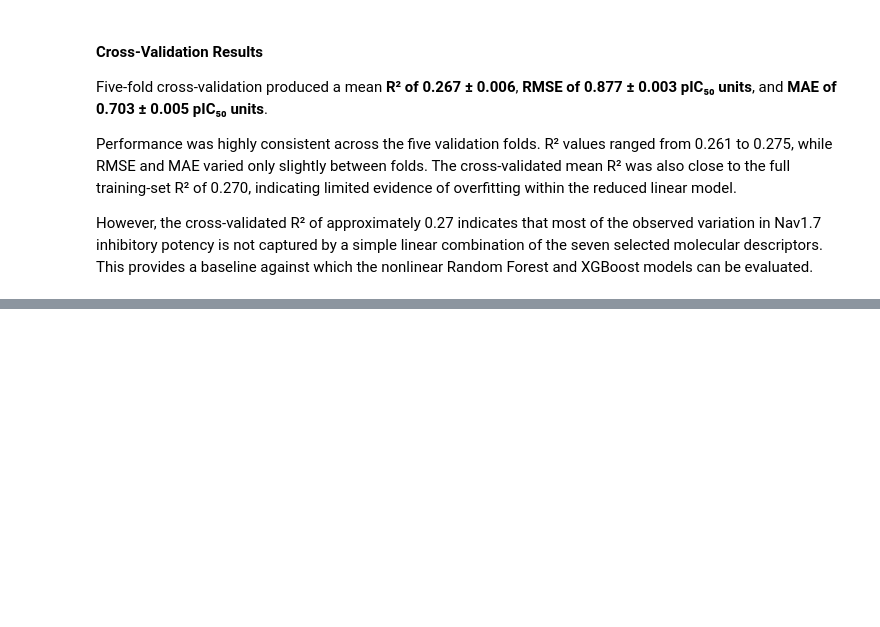
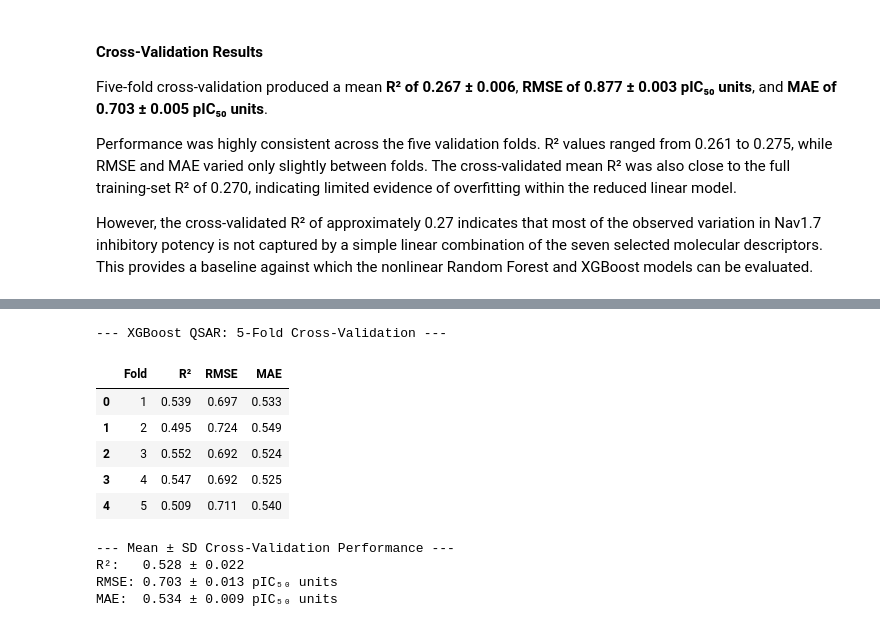
Before and after one commit to larry-xiping/nav1.7-sodium-channel-sar, a Jupyter notebook: notebooks/03_machine_learning_models.ipynb, the cells around one changed output, grey strips where cells are left out. Drawn from its saved outputs; the diff is of its cells as text; code cells hidden in the pictures; blank space fills up the shorter version.

```diff
--- a/notebooks/03_machine_learning_models.ipynb
+++ b/notebooks/03_machine_learning_models.ipynb
@@ -496,0 +820,65 @@ These results establish Random Forest as a stronger nonlinear benchmark for subs
+# %%
+# ============================================================
+# 5.1 XGBoost Five-Fold Cross-Validation
+# ============================================================
+
+from xgboost import XGBRegressor
+
+# 1. Define baseline XGBoost model
+xgb_cv_model = XGBRegressor(
+    n_estimators=100,
+    learning_rate=0.1,
+    max_depth=6,
+    objective='reg:squarederror',
+    random_state=42,
+    n_jobs=-1
+)
+
+# 2. Perform 5-fold cross-validation using the SAME
+# training compounds, 7 descriptors, and CV folds
+xgb_cv_results = cross_validate(
+    xgb_cv_model,
+    X_train_reduced,
+    y_train,
+    cv=cv,
+    scoring={
+        'r2': 'r2',
+        'rmse': 'neg_root_mean_squared_error',
+        'mae': 'neg_mean_absolute_error'
+    },
+    n_jobs=-1
+)
+
+# 3. Extract validation scores
+xgb_cv_r2 = xgb_cv_results['test_r2']
+xgb_cv_rmse = -xgb_cv_results['test_rmse']
+xgb_cv_mae = -xgb_cv_results['test_mae']
+
+# 4. Build fold-by-fold results table
+xgb_cv_summary = pd.DataFrame({
+    'Fold': range(1, 6),
+    'R²': xgb_cv_r2,
+    'RMSE': xgb_cv_rmse,
+    'MAE': xgb_cv_mae
+})
+
+print("--- XGBoost QSAR: 5-Fold Cross-Validation ---")
+display(xgb_cv_summary.round(3))
+
+# 5. Report Mean ± SD
+print("\n--- Mean ± SD Cross-Validation Performance ---")
+print(f"R²:   {xgb_cv_r2.mean():.3f} ± {xgb_cv_r2.std():.3f}")
+print(f"RMSE: {xgb_cv_rmse.mean():.3f} ± {xgb_cv_rmse.std():.3f} pIC₅₀ units")
+print(f"MAE:  {xgb_cv_mae.mean():.3f} ± {xgb_cv_mae.std():.3f} pIC₅₀ units")
+# %% [output]
+--- XGBoost QSAR: 5-Fold Cross-Validation ---
+|  | Fold | R² | RMSE | MAE |
+| 0 | 1 | 0.539 | 0.697 | 0.533 |
+| 1 | 2 | 0.495 | 0.724 | 0.549 |
+| 2 | 3 | 0.552 | 0.692 | 0.524 |
+| 3 | 4 | 0.547 | 0.692 | 0.525 |
+| 4 | 5 | 0.509 | 0.711 | 0.540 |
+--- Mean ± SD Cross-Validation Performance ---
+R²:   0.528 ± 0.022
+RMSE: 0.703 ± 0.013 pIC₅₀ units
+MAE:  0.534 ± 0.009 pIC₅₀ units
```
Also changed, not shown: parts of 19 cells of this notebook.
